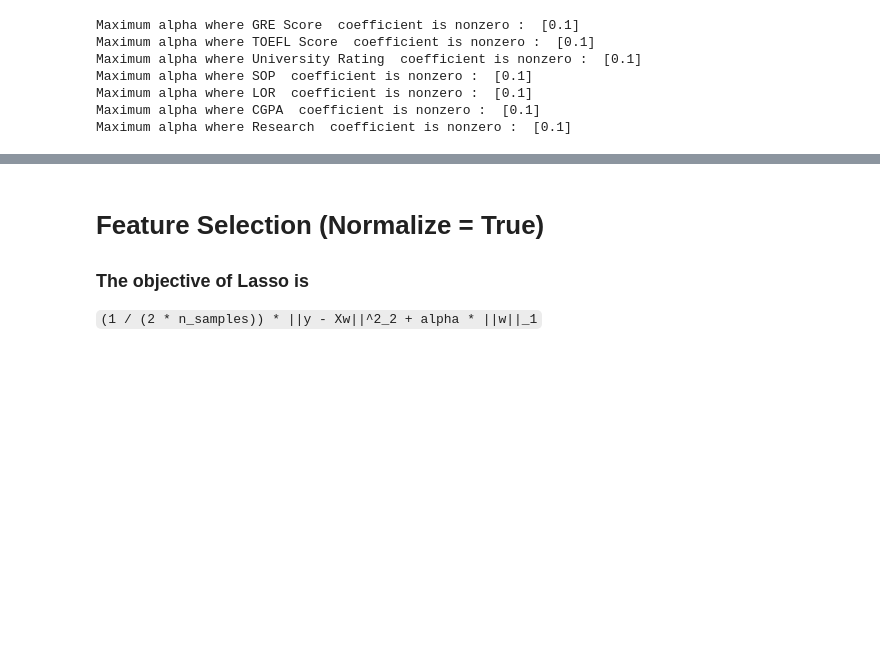
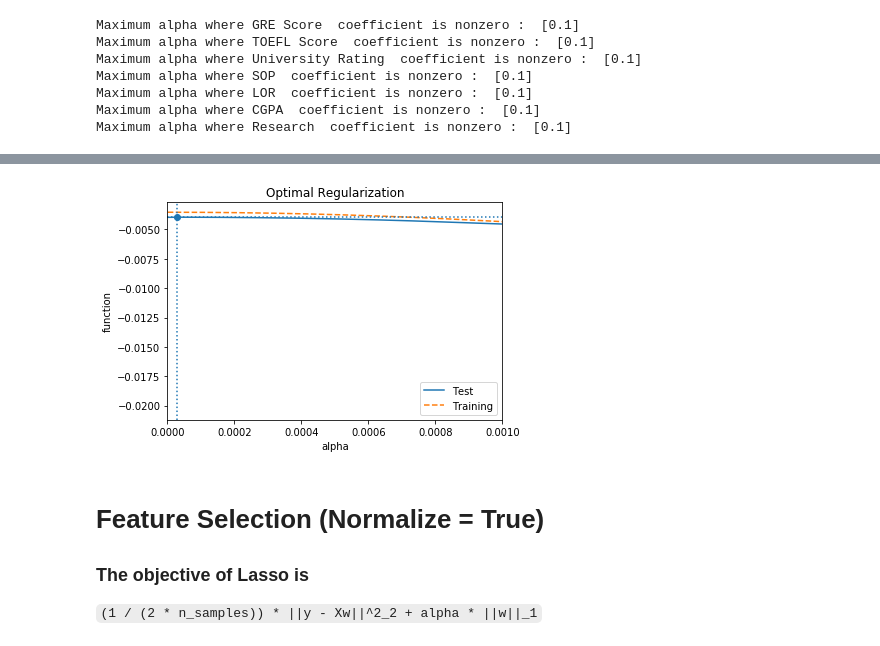
Before and after one commit to kimjungwow/MAS480-Mathematical-Foundation-for-Artifical-Intelligence, a Jupyter notebook: graduateAdmission.ipynb, the cells around one changed output, grey strips where cells are left out. Saved outputs shown, nothing was run; the diff lists cells and outputs as text; code cells hidden in the pictures; blank space fills up the shorter version.

```diff
--- a/graduateAdmission.ipynb
+++ b/graduateAdmission.ipynb
@@ -343,6 +380,9 @@ Maximum alpha where LOR  coefficient is nonzero :  [0.1]
 Maximum alpha where CGPA  coefficient is nonzero :  [0.1]
 Maximum alpha where Research  coefficient is nonzero :  [0.1]
 # %%
+df_train_drop = df_train_ori.drop('ChanceofAdmit',1)
+X = df_train_drop.values
+y = df_train_ori.ChanceofAdmit.values
 alphas = np.logspace(-6, 0, 200)
 from sklearn.metrics import mean_squared_error
 train_scores = []
@@ -352,13 +392,13 @@ coefs=[]
 #print(alphas)
 for alpha in alphas:
     #print(alpha)
-    model = Lasso(alpha=alpha)#, normalize=True)
+    model = Lasso(alpha=alpha, normalize=True, max_iter=10000000)
     train_score = -mean_squared_error(y, model.fit(X, y).predict(X))
     cv_results=cross_validate(model, X, y, scoring="neg_mean_squared_error", cv=5)
     test_score = np.mean(cv_results['test_score'])
     train_scores.append(train_score)
     test_scores.append(test_score)
-    coefs.append(cv_result[])
+    #coefs.append(cv_result[])
     #print(train_score,test_score)
 
 print(np.argmax(test_scores))
@@ -371,11 +411,11 @@ plt.plot(alphas, train_scores, "--", label="Training")
 plt.axhline(optimal_score, linestyle=':')
 plt.axvline(optimal_alpha, linestyle=':')
 plt.scatter(optimal_alpha, optimal_score)
-plt.axvline(0.006, color='r')
+#plt.axvline(0.006, color='r')
 plt.title("Optimal Regularization")
 plt.ylabel('function')
 plt.xlabel('alpha')
-#plt.xlim(0,0.001)
+plt.xlim(0,0.001)
 #plt.ylim(-0.004,-0.0039)
 plt.legend()
 plt.show()
@@ -384,3 +425,4 @@ SyntaxError: invalid syntax (<ipython-input-34-faa7d5da474f>, line 16)
+[figure, added]
 # %% [markdown]
 # Feature Selection (Normalize = True)
 
```
Also changed, not shown: parts of 4 cells of this notebook.
